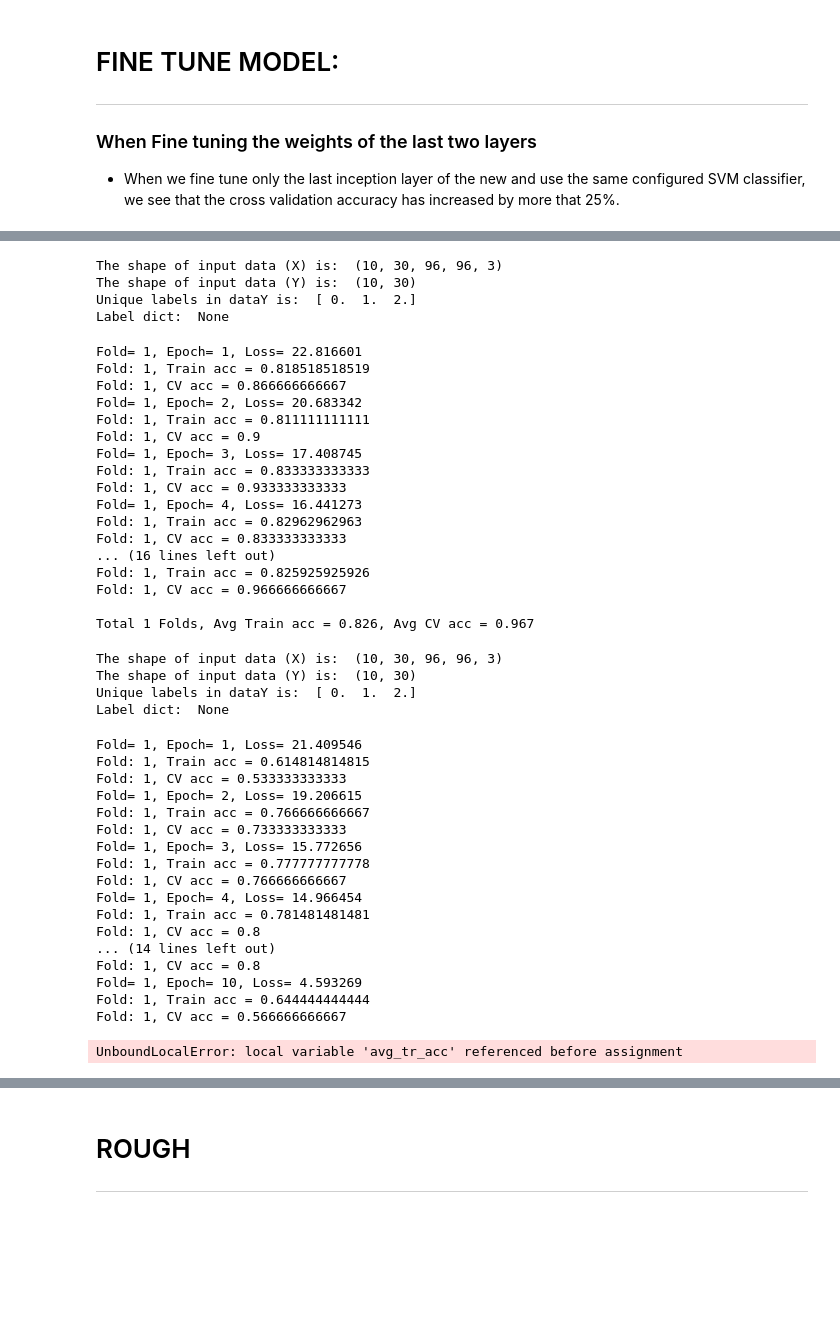
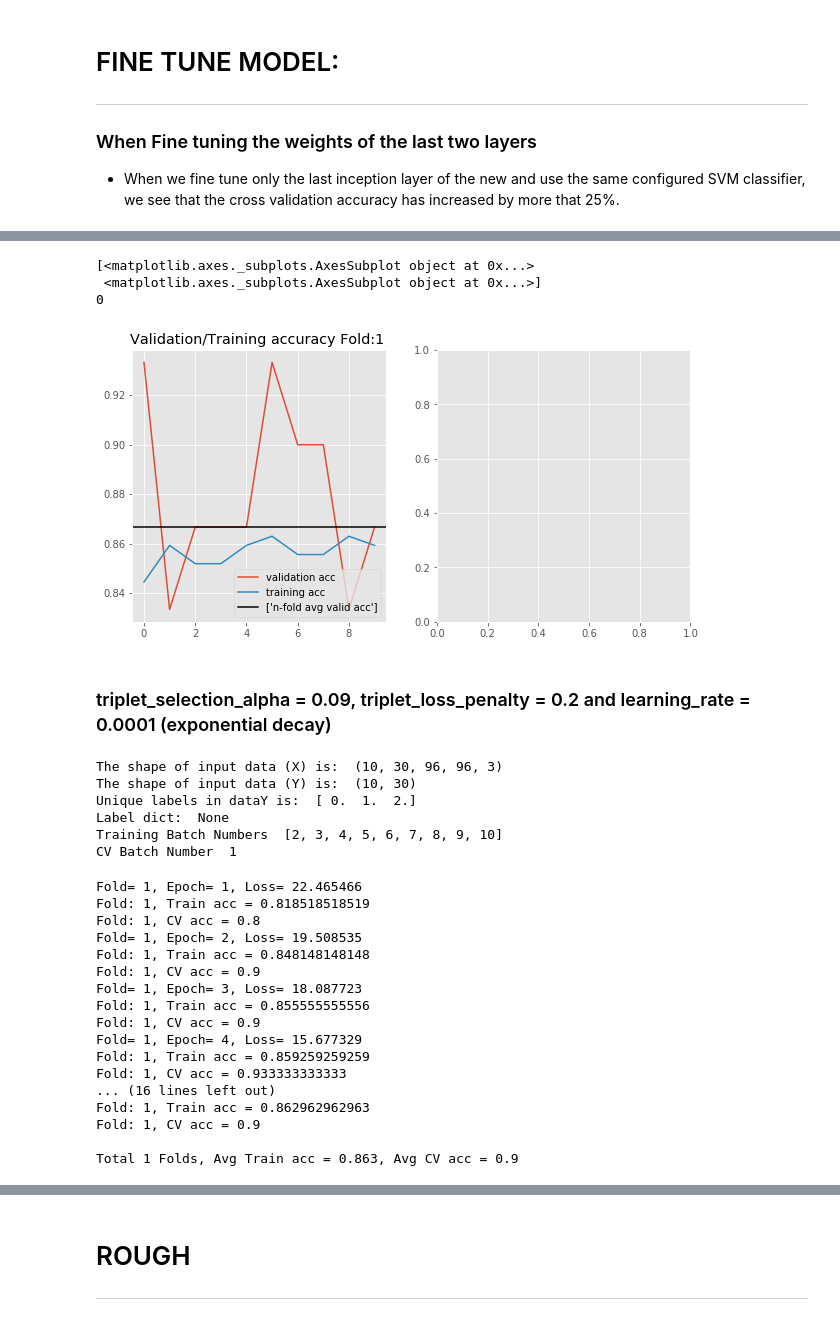
Before and after one commit to Sardhendu/DeepFaceRecognition, a Jupyter notebook: Recognition.ipynb, the cells around one changed output, grey strips where cells are left out. Saved outputs shown, nothing was run; the diff lists cells and outputs as text; code cells hidden in the pictures; blank space fills up the shorter version.

```diff
--- a/Recognition.ipynb
+++ b/Recognition.ipynb
@@ -523,4 +707,5 @@ class Execute():
 # %%
+# When
 hyper_params =  dict(learning_rate_override = 0.0001,
                      use_checkpoint = False,
                      save_for_analysis = True,
@@ -529,7 +714,7 @@ hyper_params =  dict(learning_rate_override = 0.0001,
                      which_eopch_to_save = [5,8,9,10])
 
 objExec = Execute(myNet=myNet, embeddingType='finetune', hyper_params=hyper_params)
-objExec.run(weightsIN=deepcopy(moduleWeightDict))
+tr_acc_avg, cv_acc_avg, tr_acc_dict, cv_acc_dict = objExec.run(weightsIN=deepcopy(moduleWeightDict))
 # %% [output]
 The shape of input data (X) is:  (10, 30, 96, 96, 3)
 The shape of input data (Y) is:  (10, 30)
@@ -540,4 +742,16 @@ KeyError: 'use_checkpoint'
+# %%
+rows = 1
+columns = 2
+vizualize(cv_acc_dict, tr_acc_dict, meanValidAcc=cv_acc_avg, rows=rows, columns=columns, figsize=(5*columns, 5*rows))
+# %% [output]
+[<matplotlib.axes._subplots.AxesSubplot object at 0x...>
+ <matplotlib.axes._subplots.AxesSubplot object at 0x...>]
+0
+[figure, added]
+# %% [markdown]
+### triplet_selection_alpha = 0.09, triplet_loss_penalty = 0.2 and learning_rate = 0.0001 (exponential decay)
 # %%
+# When
 hyper_params =  dict(learning_rate_override = 0.0001,
                      use_checkpoint = False,
                      save_for_analysis = True,
@@ -546,52 +760,28 @@ hyper_params =  dict(learning_rate_override = 0.0001,
                      which_eopch_to_save = [5,8,9,10])
 
 objExec = Execute(myNet=myNet, embeddingType='finetune', hyper_params=hyper_params)
-objExec.run(weightsIN=deepcopy(moduleWeightDict))
+tr_acc_avg, cv_acc_avg, tr_acc_dict, cv_acc_dict = objExec.run(weightsIN=deepcopy(moduleWeightDict))
 # %% [output]
 The shape of input data (X) is:  (10, 30, 96, 96, 3)
 The shape of input data (Y) is:  (10, 30)
 Unique labels in dataY is:  [ 0.  1.  2.]
 Label dict:  None
+Training Batch Numbers  [2, 3, 4, 5, 6, 7, 8, 9, 10]
+CV Batch Number  1
-Fold= 1, Epoch= 1, Loss= 22.816601
+Fold= 1, Epoch= 1, Loss= 22.465466
 Fold: 1, Train acc = 0.818518518519
-Fold: 1, CV acc = 0.866666666667
-Fold= 1, Epoch= 2, Loss= 20.683342
-Fold: 1, Train acc = 0.811111111111
+Fold: 1, CV acc = 0.8
+Fold= 1, Epoch= 2, Loss= 19.508535
+Fold: 1, Train acc = 0.848148148148
 Fold: 1, CV acc = 0.9
-Fold= 1, Epoch= 3, Loss= 17.408745
-Fold: 1, Train acc = 0.833333333333
+Fold= 1, Epoch= 3, Loss= 18.087723
+Fold: 1, Train acc = 0.855555555556
+Fold: 1, CV acc = 0.9
+Fold= 1, Epoch= 4, Loss= 15.677329
+Fold: 1, Train acc = 0.859259259259
 Fold: 1, CV acc = 0.933333333333
-Fold= 1, Epoch= 4, Loss= 16.441273
-Fold: 1, Train acc = 0.82962962963
-Fold: 1, CV acc = 0.833333333333
 ... (16 lines left out)
-Fold: 1, Train acc = 0.825925925926
-Fold: 1, CV acc = 0.966666666667
+Fold: 1, Train acc = 0.862962962963
+Fold: 1, CV acc = 0.9
 
-Total 1 Folds, Avg Train acc = 0.826, Avg CV acc = 0.967
+Total 1 Folds, Avg Train acc = 0.863, Avg CV acc = 0.9
-# %%
-objExec = Execute(myNet=myNet, embeddingType='finetune')
-objExec.run(weightsIN=deepcopy(moduleWeightDict), how_many_folds=1)
-# %% [output]
-The shape of input data (X) is:  (10, 30, 96, 96, 3)
-The shape of input data (Y) is:  (10, 30)
-Unique labels in dataY is:  [ 0.  1.  2.]
-Label dict:  None
-Fold= 1, Epoch= 1, Loss= 21.409546
-Fold: 1, Train acc = 0.614814814815
-Fold: 1, CV acc = 0.533333333333
-Fold= 1, Epoch= 2, Loss= 19.206615
-Fold: 1, Train acc = 0.766666666667
-Fold: 1, CV acc = 0.733333333333
-Fold= 1, Epoch= 3, Loss= 15.772656
-Fold: 1, Train acc = 0.777777777778
-Fold: 1, CV acc = 0.766666666667
-Fold= 1, Epoch= 4, Loss= 14.966454
-Fold: 1, Train acc = 0.781481481481
-Fold: 1, CV acc = 0.8
-... (14 lines left out)
-Fold: 1, CV acc = 0.8
-Fold= 1, Epoch= 10, Loss= 4.593269
-Fold: 1, Train acc = 0.644444444444
-Fold: 1, CV acc = 0.566666666667
-UnboundLocalError: local variable 'avg_tr_acc' referenced before assignment
```
Also changed, not shown: parts of 33 cells of this notebook, 7 other files.
